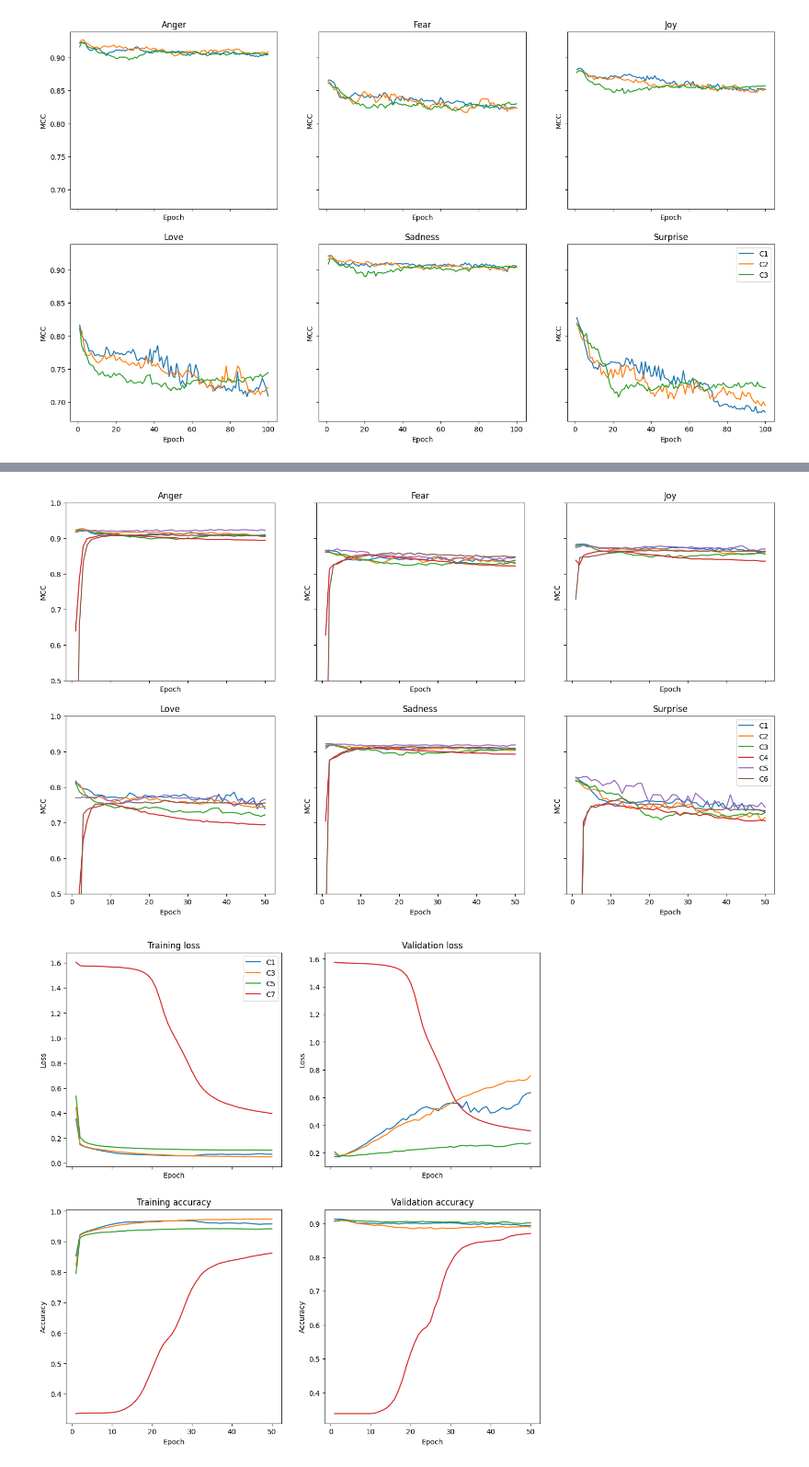
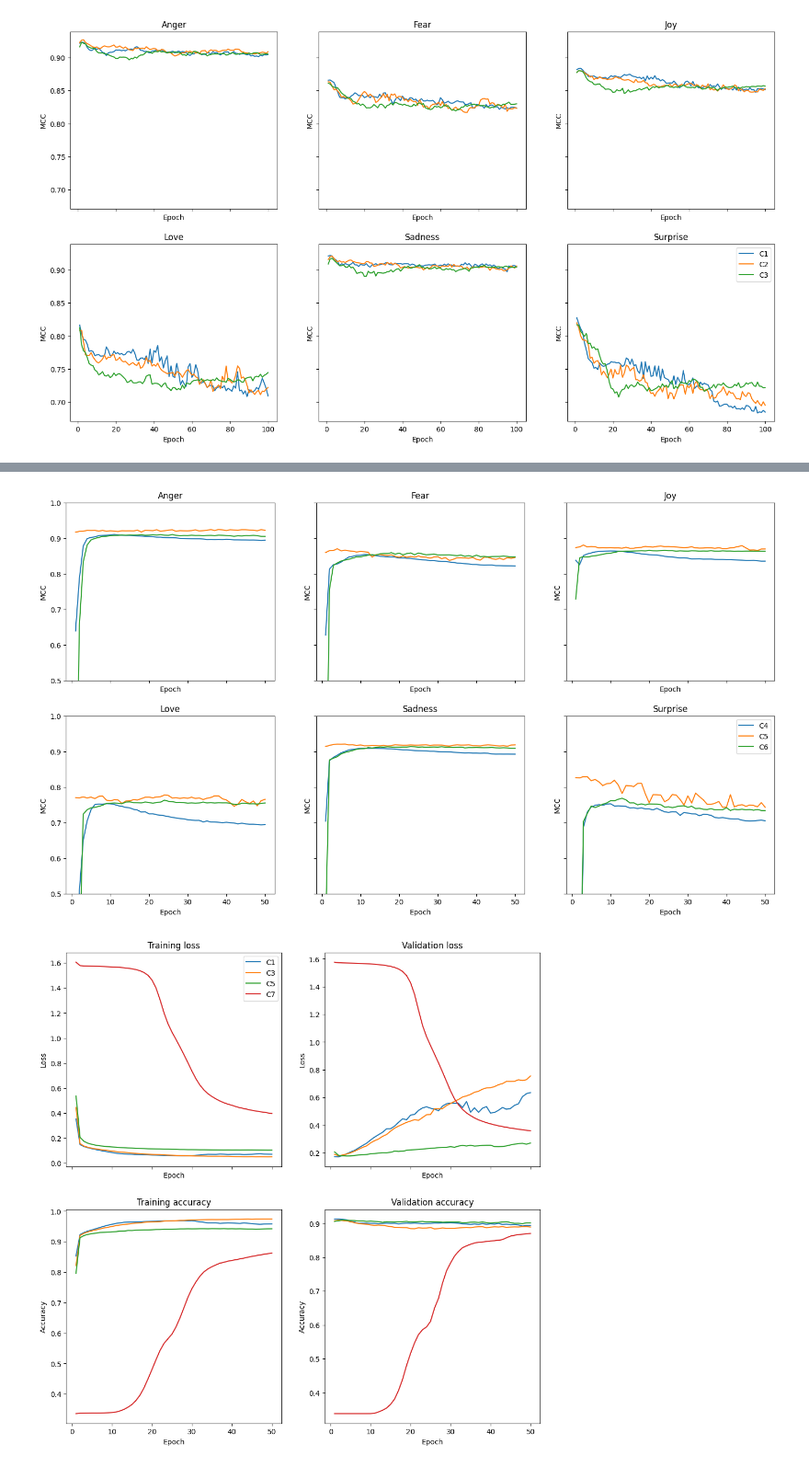
Before and after one commit to parafoxia/decks, a Jupyter notebook: eval_net_time.ipynb, the cells around one changed output, grey strips where cells are left out. Shown at 92% size. Drawn from its saved outputs; the diff is of its cells as text; code cells hidden in the pictures.

```diff
--- a/eval_net.ipynb
+++ b/eval_net_time.ipynb
@@ -19,3 +19,5 @@ To enable them in other operations, rebuild TensorFlow with the appropriate comp
+# %%
+sns.set_style("darkgrid")
 # %%
 df = pd.read_csv("carer.csv", index_col=0)
 df
@@ -94,14 +91,0 @@ for key, value in tuple(sorted(data.items(), key=lambda kv: kv[0]))[:3]:
-# %%
-fig, axs = plt.subplots(1, 2, figsize=(12, 6), sharex=True)
-
-axs[0].set_title("Loss")
-axs[0].set_xlabel("Epoch")
-axs[0].set_ylabel("Loss")
-for key in ("loss", "val_loss"):
-    sns.lineplot(ax=axs[0], x=range(1, 201), y=data["C3"][key], label=key)
-
-axs[1].set_title("Accuracy")
-axs[1].set_xlabel("Epoch")
-axs[1].set_ylabel("Accuracy")
-for key in ("accuracy", "val_accuracy"):
-    sns.lineplot(ax=axs[1], x=range(1, 201), y=data["C3"][key], label=key)
@@ -119,29 +101,3 @@ for i in range(6):
         sns.lineplot(ax=ax, x=range(1, 101), y=data[key][f"val_mcc_{i}"][:100], label=key if i == 5 else None)
 # %% [output]
 [figure]
-# %%
-fig, axs = plt.subplots(2, 2, figsize=(12, 12), sharex=True)
-
-axs[0][0].set_title("Training loss")
-axs[0][0].set_xlabel("Epoch")
-axs[0][0].set_ylabel("Loss")
-for key, value in tuple(sorted(data.items(), key=lambda kv: kv[0]))[:6]:
-    sns.lineplot(ax=axs[0][0], x=range(1, 51), y=value["loss"][:50], label=key)
-
-axs[0][1].set_title("Validation loss")
-axs[0][1].set_xlabel("Epoch")
-axs[0][1].set_ylabel("Loss")
-for key, value in tuple(sorted(data.items(), key=lambda kv: kv[0]))[:6]:
-    sns.lineplot(ax=axs[0][1], x=range(1, 51), y=value["val_loss"][:50])
-
-axs[1][0].set_title("Training accuracy")
-axs[1][0].set_xlabel("Epoch")
-axs[1][0].set_ylabel("Accuracy")
-for key, value in tuple(sorted(data.items(), key=lambda kv: kv[0]))[:6]:
-    sns.lineplot(ax=axs[1][0], x=range(1, 51), y=value["accuracy"][:50])
-
-axs[1][1].set_title("Validation accuracy")
-axs[1][1].set_xlabel("Epoch")
-axs[1][1].set_ylabel("Accuracy")
-for key, value in tuple(sorted(data.items(), key=lambda kv: kv[0]))[:6]:
-    sns.lineplot(ax=axs[1][1], x=range(1, 51), y=value["val_accuracy"][:50])
@@ -150,16 +104,16 @@ for key, value in tuple(sorted(data.items(), key=lambda kv: kv[0]))[:6]:
 # %%
 fig, axs = plt.subplots(2, 3, figsize=(18, 10), sharex=True, sharey=True)
 
 for i in range(6):
     ax = axs[i // 3][i % 3]
-    for j, key in enumerate(tuple(sorted(data.keys()))[:6]):
+    for j, key in enumerate(tuple(sorted(data.keys()))[3:6]):
         ax.set_title(emotions[i].title())
         ax.set_xlabel("Epoch")
         ax.set_ylabel("MCC")
         ax.set_ylim(0.5, 1)
         sns.lineplot(ax=ax, x=range(1, 51), y=data[key][f"val_mcc_{i}"][:50], label=key if i == 5 else None)
 # %% [output]
-[figure, old version]
+[figure, new version]
 # %%
 fig, axs = plt.subplots(2, 2, figsize=(12, 12), sharex=True)
 
```
Also changed, not shown: parts of 6 cells of this notebook, 1 other file.
